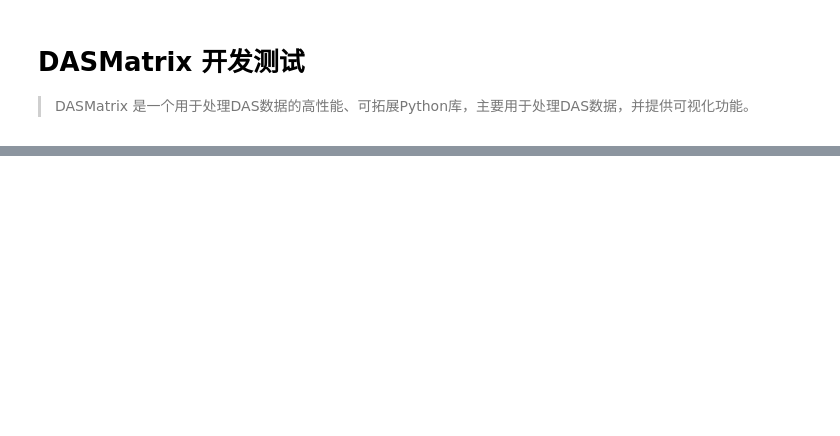
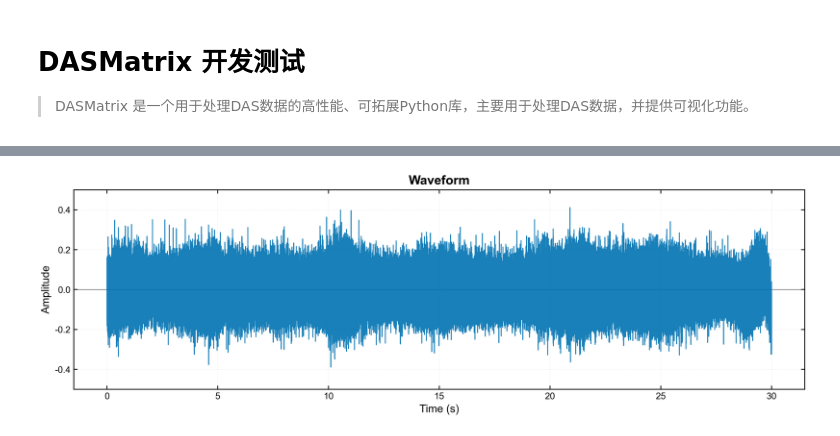
Before and after one commit to QIanGua/DASMatrix, a Jupyter notebook: nb/DASMatrix_Tutorial.ipynb, the cells around one changed output, grey strips where cells are left out. Cells and saved outputs as stored; diff of their text form; code cells hidden in the pictures; blank space fills up the shorter version.

```diff
--- a/nb/DASMatrix_Tutorial.ipynb
+++ b/nb/DASMatrix_Tutorial.ipynb
@@ -41,9 +41,9 @@ dat_path = Path(
 target_cols = list(range(20))  # 从0到20的列 (如果需要0-20这21列)
 
 # 读取原始数据
-raw_data = data_reader.read_data(dat_path, target_col=target_cols)
+raw_data = data_reader.ReadRawData(dat_path, target_col=target_cols)
 
 # 使用处理器获取差分和积分数据
-diff_data = data_processor.process_differential(raw_data)
-int_data = data_processor.integrate_data(raw_data)
+diff_data = data_processor.ProcessDifferential(raw_data)
+int_data = data_processor.IntegrateData(raw_data)
 # %%
@@ -60,4 +57,12 @@ Visualizer = DASVisualizer(
     output_path=output_path, sampling_frequency=sampling_frequency
 )  # 创建可视化器实例
 # %%
-Visualizer.plot_waveform(diff_data, channel_id, file_name="Waveform", title="Waveform")
+Visualizer.WaveformPlot(
+    diff_data[:, channel_id],
+    time_range=(0, 30),
+    amplitude_range=(-0.5, 0.5),
+    file_name="Waveform",
+    title="Waveform",
+)
+# %% [output]
+[figure, added]
```
Also changed, not shown: parts of 6 cells of this notebook, 7 other files.
